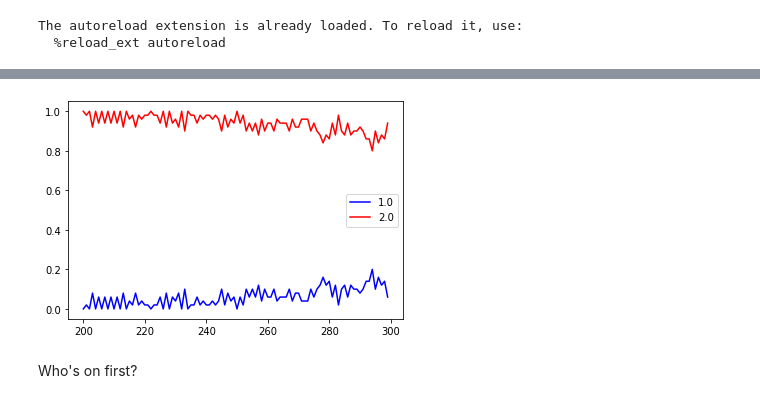
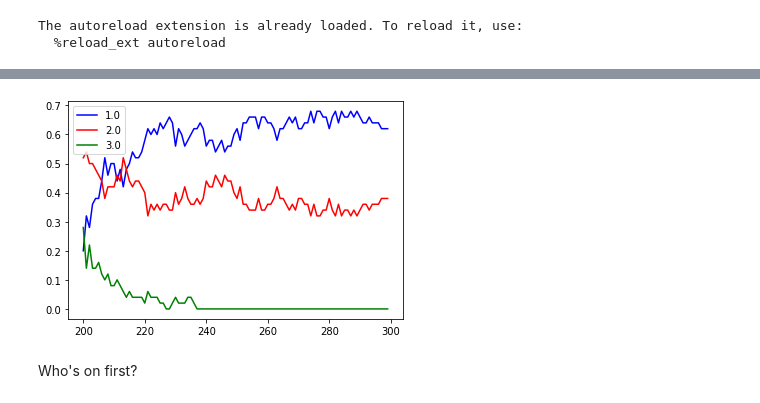
Before and after one commit to hickman-santini/chaos-season, a Jupyter notebook: myfootball.ipynb, the cells around one changed output, grey strips where cells are left out. Cells and saved outputs as stored; diff of their text form; code cells hidden in the pictures.

```diff
--- a/myfootball.ipynb
+++ b/myfootball.ipynb
@@ -51,9 +75,9 @@ uu5.plot_rank_freq()
 # %%
-with_dist = universe(crowd={'pmm':1,'pmp':1,'truth':1}, d_t=random.normal, loc=0.5, scale=0.05)
+with_dist = universe(crowd={'oversure':1,'averse':1,'truth':1}, d_t=random.normal, loc=0.5, scale=0.05)
 with_dist.play(50,100)
 with_dist.plot_rank_freq()
 # %% [output]
-[figure, old version]
+[figure, new version]
 # %% [markdown]
 Who's on first?
 # %%
```
Also changed, not shown: parts of 7 cells of this notebook, 2 other files.
